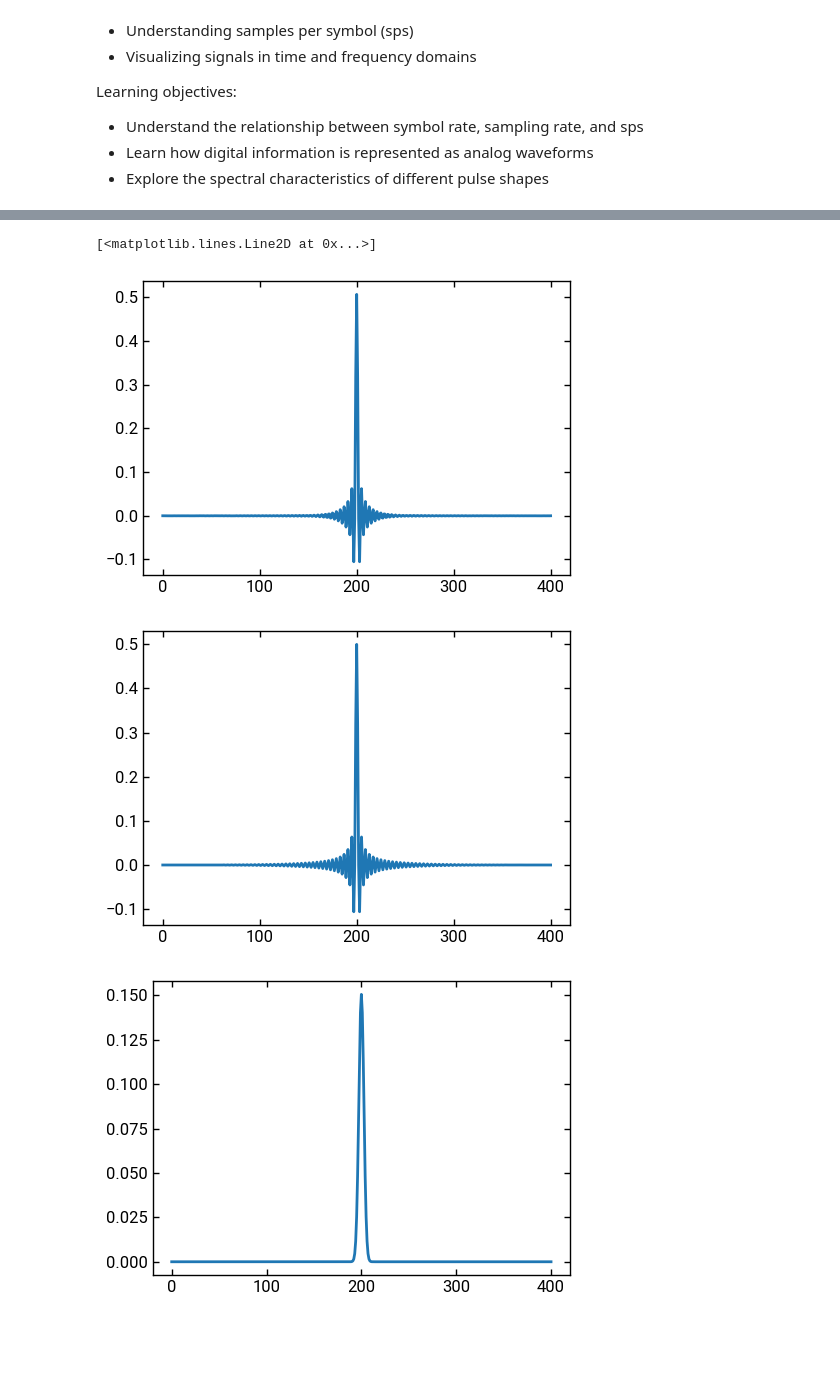
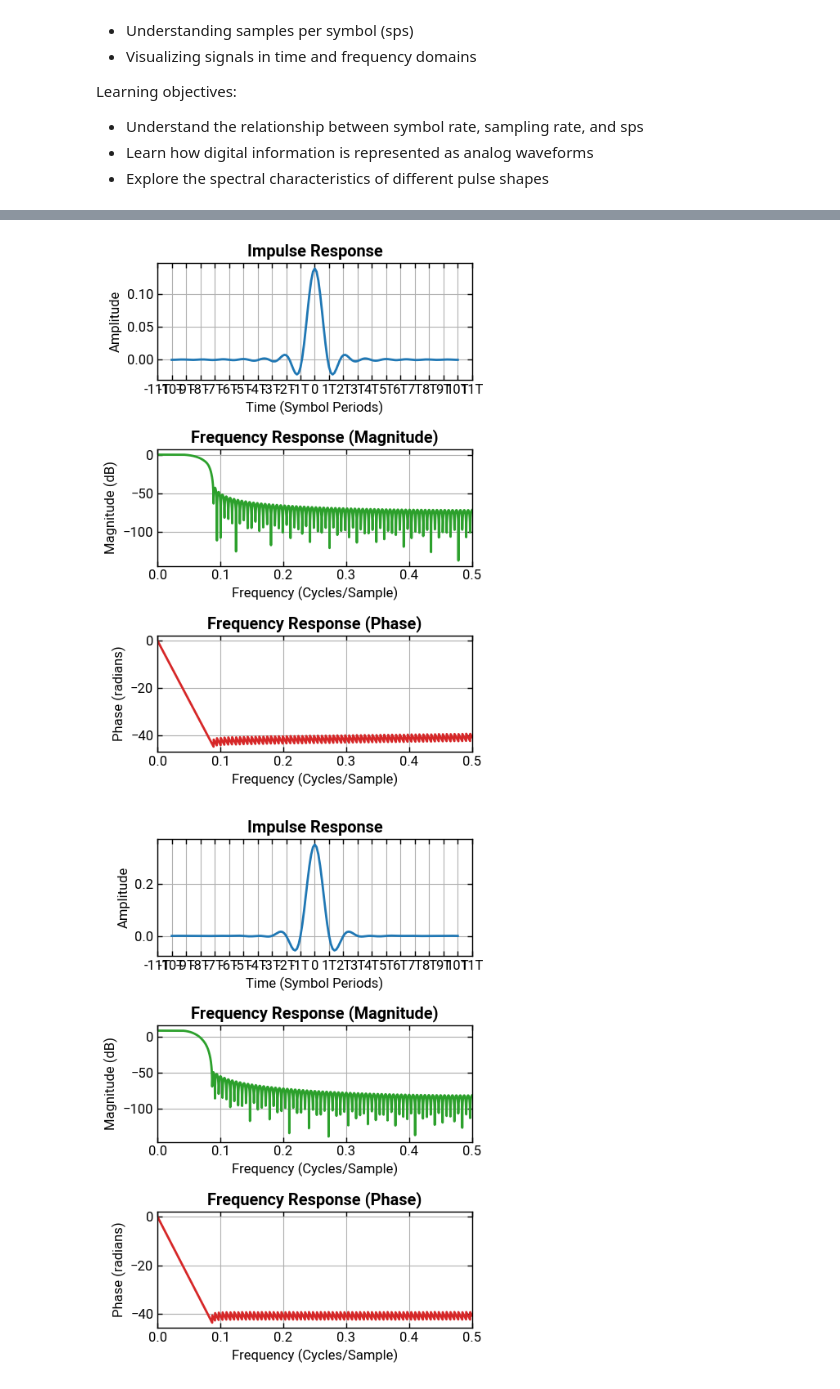
Before and after one commit to lokgar/commstools, a Jupyter notebook: examples/00-basics.ipynb, the cells around one changed output, grey strips where cells are left out. Cells and saved outputs as stored; diff of their text form; code cells hidden in the pictures; blank space fills up the shorter version.

```diff
--- a/examples/00-basics.ipynb
+++ b/examples/00-basics.ipynb
@@ -182,27 +130,25 @@ Bit statistics: 53330 ones, 46670 zeros
 # %%
 import commstools.dsp.filters as filters
 import matplotlib.pyplot as plt
+import commstools.plotting as plotting
 
-sps = 2
-span = 100
-fs = sps
+sps = 8
+span = 10
 
-rrc = filters.rrc_taps(sps, 0.05, span=span)
+rrc = filters.rrc_taps(sps, 0.4, span=span)
 
-plt.figure()
-plt.plot(rrc)
+plotting.filter_response(rrc, sps=sps)
+plt.show()
 
-sinc = filters.sinc_taps(sps, span=span)
+matched = filters.matched_filter(rrc, rrc)
 
-plt.figure()
-plt.plot(sinc)
+plotting.filter_response(matched, sps=sps)
+plt.show()
 
-gauss = filters.gaussian_taps(sps, bt=0.1, span=span)
+# sinc = filters.sinc_taps(sps, span=span)
 
-plt.figure()
-plt.plot(gauss)
+
+# gauss = filters.gaussian_taps(sps, bt=0.1, span=span)
 # %% [output]
-[<matplotlib.lines.Line2D at 0x...>]
-[figure, old version]
+[figure, new version]
-[figure, old version]
+[figure, new version]
-[figure, removed]
```
Also changed, not shown: parts of 9 cells of this notebook, 12 other files.
